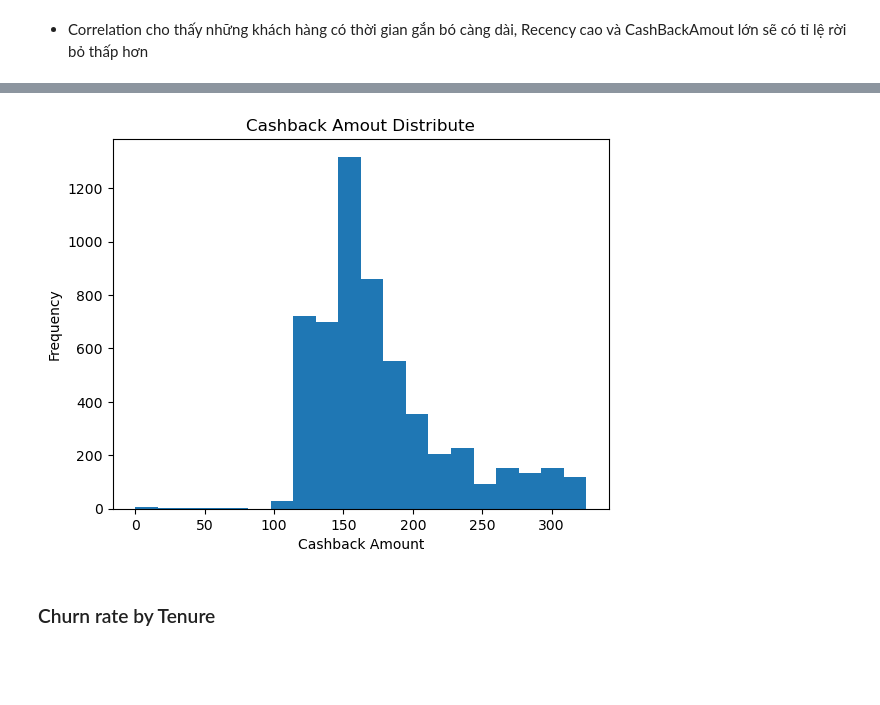
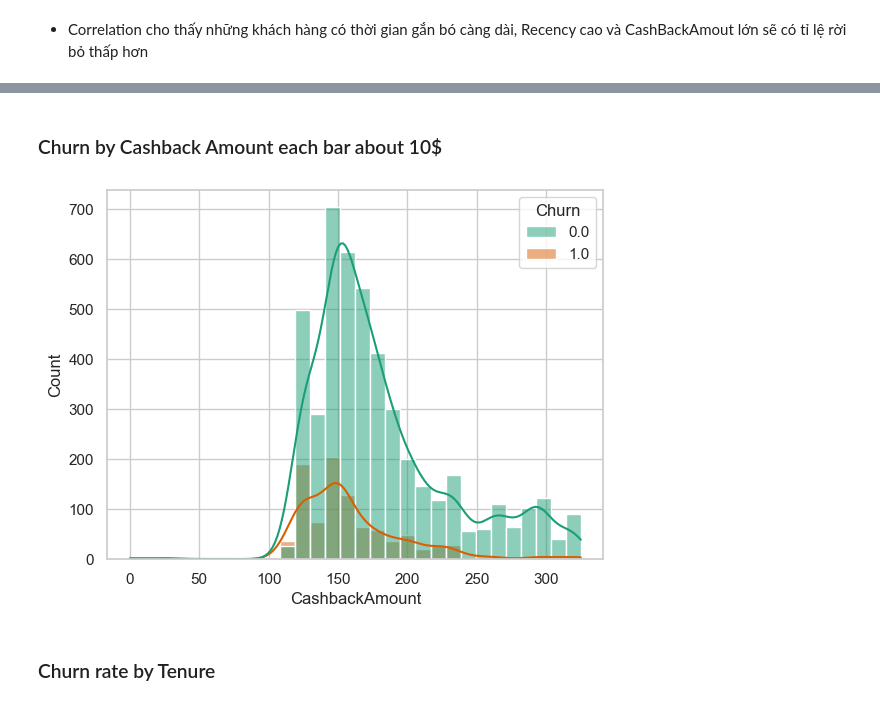
Before and after one commit to kunbox96/Portfolio-Project-Directory, a Jupyter notebook: Machine Learning - Predict Customer Churn in Telecom Company/Machine Learning - Predict Customer Churn in Telecom Company.ipynb, the cells around one changed output, grey strips where cells are left out. Cells and saved outputs as stored; diff of their text form; code cells hidden in the pictures; blank space fills up the shorter version.

```diff
--- a/Machine Learning - Predict Customer Churn in Telecom Company/Machine Learning - Predict Customer Churn in Telecom Company.ipynb
+++ b/Machine Learning - Predict Customer Churn in Telecom Company/Machine Learning - Predict Customer Churn in Telecom Company.ipynb
@@ -262,2 +286,42 @@ plt.show()
 # %% [markdown]
 - Correlation cho thấy những khách hàng có thời gian gắn bó càng dài, Recency cao và CashBackAmout lớn sẽ có tỉ lệ rời bỏ thấp hơn
+# %%
+# Tính churn rate theo Complain
+
+
+churn_rate = (
+    eda_df
+    .groupby('Complain')['Churn']
+    .mean()                      # trung bình Churn (0/1) = tỉ lệ churn
+    .reset_index(name='churn_rate')
+)
+
+# Map label cho dễ đọc
+churn_rate['Complain'] = churn_rate['Complain'].map({0: 'No Complain', 1: 'Complain'})
+
+# Vẽ barplot
+sns.set_theme(style="whitegrid")
+fig, ax = plt.subplots(figsize=(8,6))
+
+ax = sns.barplot(
+    x='Complain',
+    y='churn_rate',
+    data=churn_rate,
+    palette=['steelblue','crimson']
+)
+
+# Thêm annotation tỉ lệ %
+for p in ax.patches:
+    height = p.get_height()
+    ax.text(
+        x=p.get_x() + p.get_width()/2,
+        y=height + 0.01,
+        s=f"{height:.1%}",
+        ha='center'
+    )
+
+ax.set_title('Churn Rate by Complain Flag')
+ax.set_ylabel('Churn Rate')
+ax.set_ylim(0, churn_rate['churn_rate'].max() + 0.1)
+plt.tight_layout()
+plt.show()
@@ -280,8 +359,10 @@ plt.show()
+# %% [markdown]
+### Churn by Cashback Amount each bar about 10$
 # %%
-ax = eda_df['CashbackAmount'].plot(kind='hist', bins=20, title='Cashback Amout Distribute')
-ax.set_xlabel('Cashback Amount')
+sns.histplot(data=eda_df, x='CashbackAmount', hue='Churn', bins=30, kde=True, palette='Dark2')
+
 plt.show()
 # %% [output]
-[figure, old version]
+[figure, new version]
 # %% [markdown]
 ### Churn rate by Tenure
```
Also changed, not shown: parts of 67 cells of this notebook, 7 other files.
